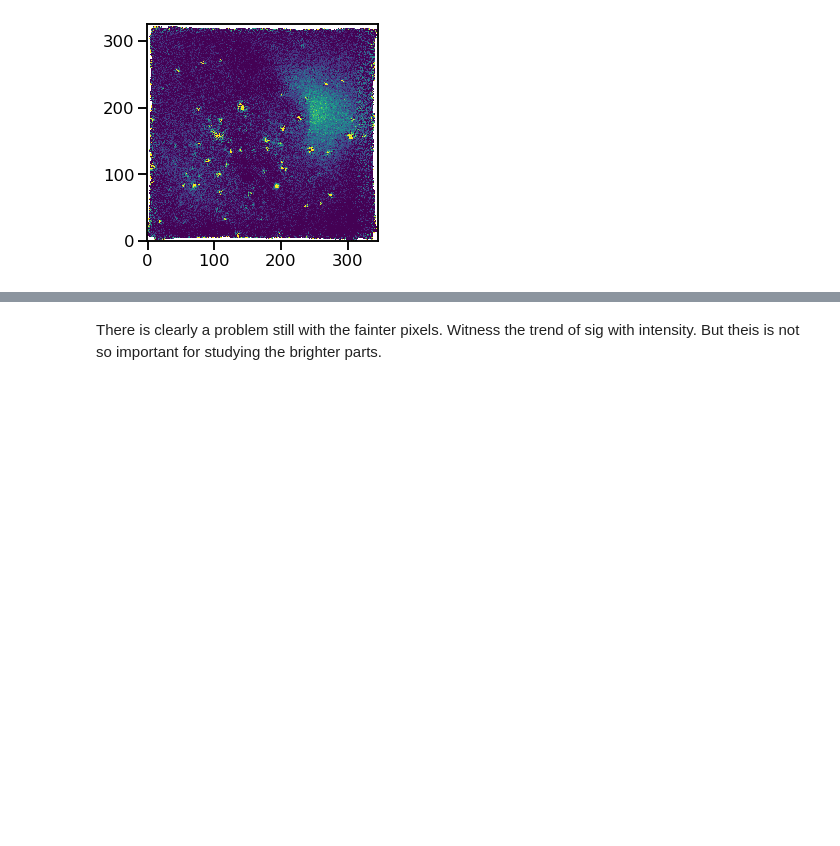
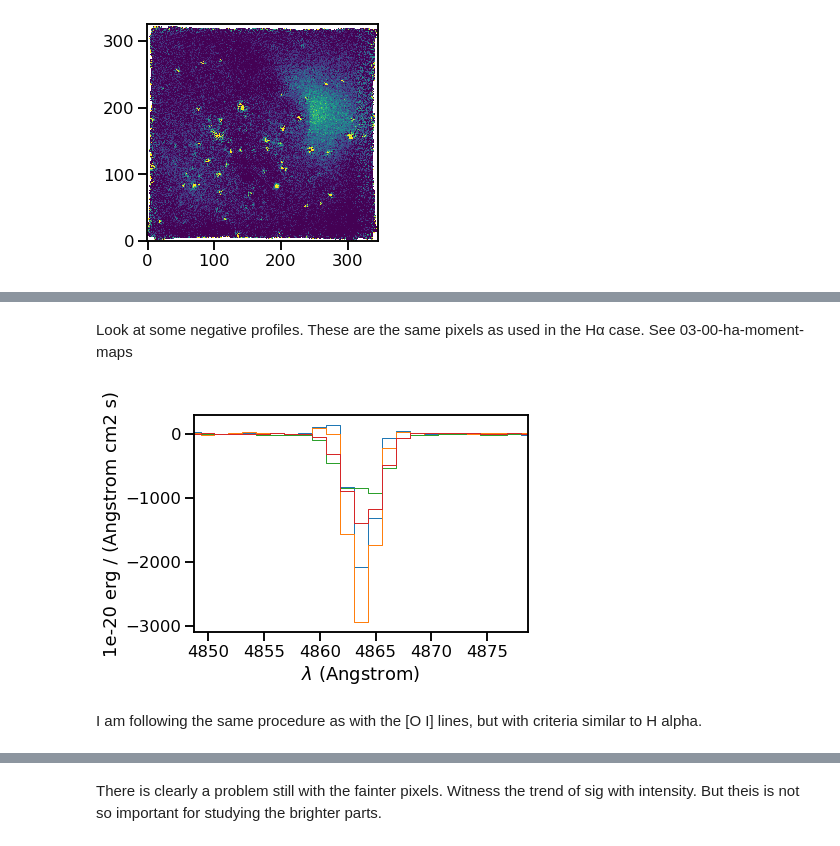
Before and after one commit to will-henney/muse-hii-regions, a Jupyter notebook: notebooks/03-04-blue-lines-sharp-extract.ipynb, the cells around one changed output, grey strips where cells are left out. Drawn from its saved outputs; the diff is of its cells as text; code cells hidden in the pictures; blank space fills up the shorter version.

```diff
--- a/notebooks/03-04-blue-lines-sharp-extract.ipynb
+++ b/notebooks/03-04-blue-lines-sharp-extract.ipynb
@@ -489,9 +527,14 @@ NameError: name 'mom6300' is not defined
+# %%
+core_4861 = mcsubcube.select_lambda(4849, 4879)
+# %% [markdown]
+Look at some negative profiles.  These are the same pixels as used in the Hα case.  See 03-00-ha-moment-maps
 # %%
-fig, ax = plt.subplots(figsize=(12, 12))
-for box in boxes.values():
-    yslice, xslice = box.slices
-    spec = wide_6300[:, yslice, xslice].mean(axis=(1, 2))
-    (spec / spec.data.max()).plot()
-
-sns.despine();
+core_4861[:, 300, 60].plot()
+core_4861[:, 10, 300].plot()
+core_4861[:, 150, 150].plot()
+core_4861[:, 260, 160].plot()
+# %% [output]
+[figure, added]
+# %% [markdown]
+I am following the same procedure as with the [O I] lines, but with criteria similar to H alpha.
 # %%
```
Also changed, not shown: parts of 32 cells of this notebook, 16 other files.
